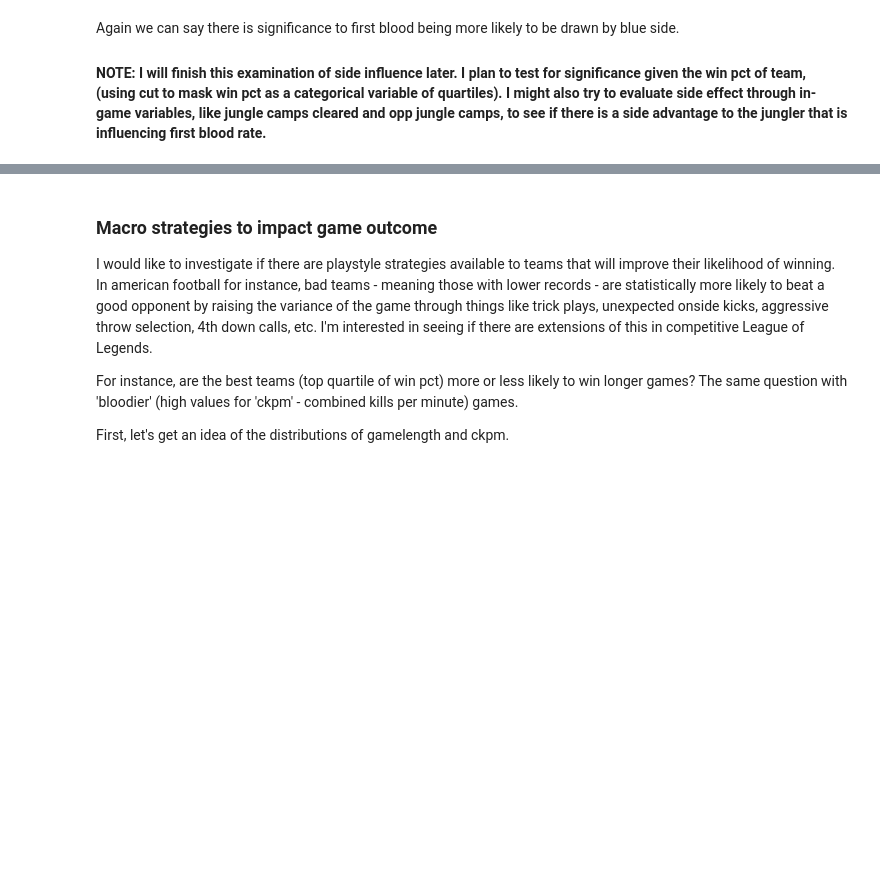
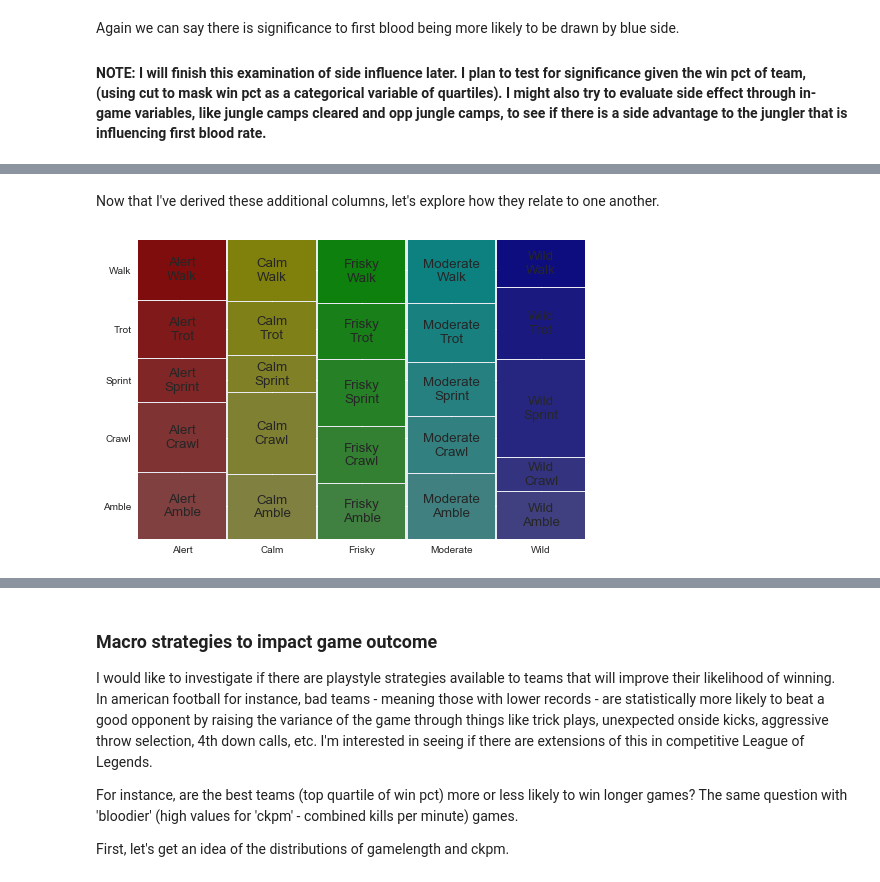
Before and after one commit to gmlander/Springboard, a Jupyter notebook: Capstone 1 EDA.ipynb, the cells around one changed output, grey strips where cells are left out. Drawn from its saved outputs; the diff is of its cells as text; code cells hidden in the pictures; blank space fills up the shorter version.

```diff
--- a/Capstone 1 EDA.ipynb
+++ b/Capstone 1 EDA.ipynb
@@ -227,0 +304,3 @@ Qiao Gu Reapers      1.000000
+# %%
+teamDF['totalGames'] = teamDF.groupby('team')['team'].transform('count')
+playerDF['totalGames'] = playerDF.groupby('player')['player'].transform('count')
@@ -277,0 +399,10 @@ Again we can say there is significance to first blood being more likely to be dr
+# %%
+# test = teamDF
+# test['quality'] = test.groupby('team')['winRate'].transform(
+#                 lambda x: pd.qcut(x, q=5, labels = ['Bad', 'Poor', 'Fair', 'Good', 'Great']))
+# print(test[['team', 'winRate','quality']].head(30))
+
+temp = teamDF[['team','winRate']].groupby('team').mean()
+temp['quality'] = pd.qcut(temp['winRate'], q = 5, labels = ['Bad', 'Poor', 'Fair', 'Good', 'Great'])
+teamDF["quality"] = teamDF["team"].map(temp['quality'])
+print(teamDF[['team', 'winRate','quality']].head(10))
@@ -277,0 +423,3 @@ Again we can say there is significance to first blood being more likely to be dr
+# %%
+teamDF['pace'] = pd.qcut(teamDF['gamelength'], q = 5, labels = ['Sprint', 'Trot', 'Walk', 'Amble', 'Crawl'])
+print(teamDF[['team', 'gamelength','pace']].head(10))
@@ -277,0 +440,3 @@ Again we can say there is significance to first blood being more likely to be dr
+# %%
+teamDF['aggression'] = pd.qcut(teamDF['ckpm'], q = 5, labels = ['Calm', 'Alert', 'Moderate', 'Frisky', 'Wild'])
+print(teamDF[['team', 'ckpm', 'aggression']].head(10))
@@ -277,0 +455,9 @@ Again we can say there is significance to first blood being more likely to be dr
+# %% [markdown]
+Now that I've derived these additional columns, let's explore how they relate to one another.
+# %%
+from statsmodels.graphics.mosaicplot import mosaic
+plt.rcParams['font.size'] = 16.0
+mosaic(teamDF, ['aggression', 'pace']);
+plt.show()
+# %% [output]
+[figure, added]
```
Also changed, not shown: parts of 30 cells of this notebook.
